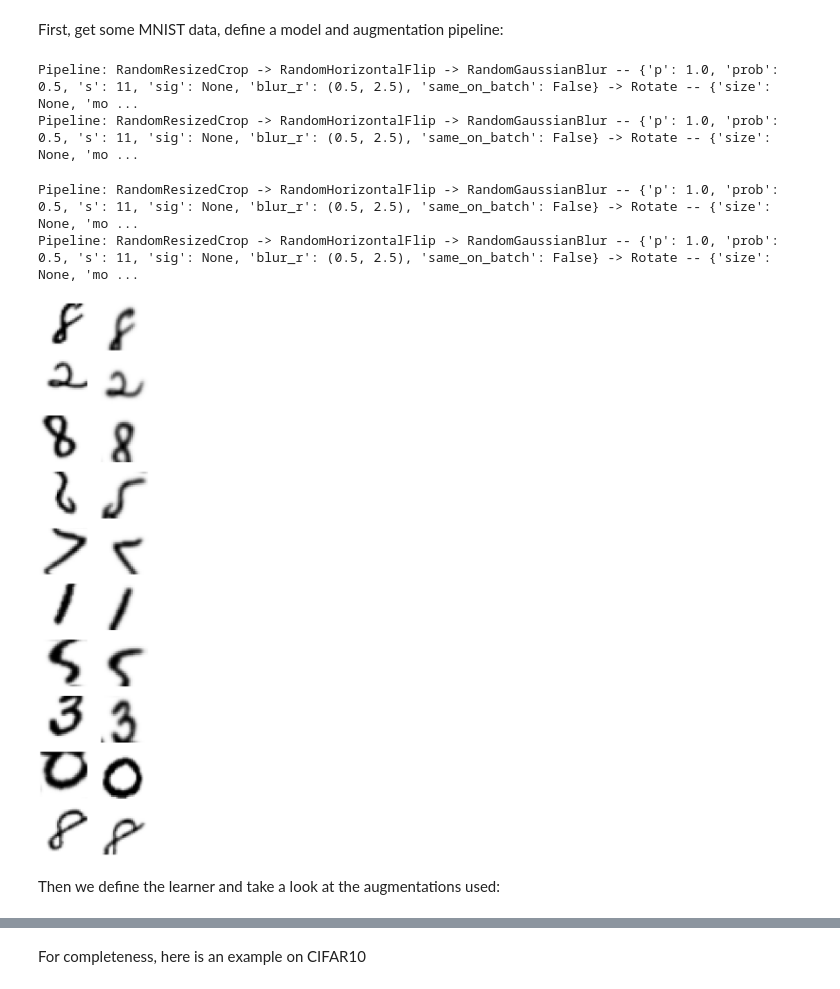
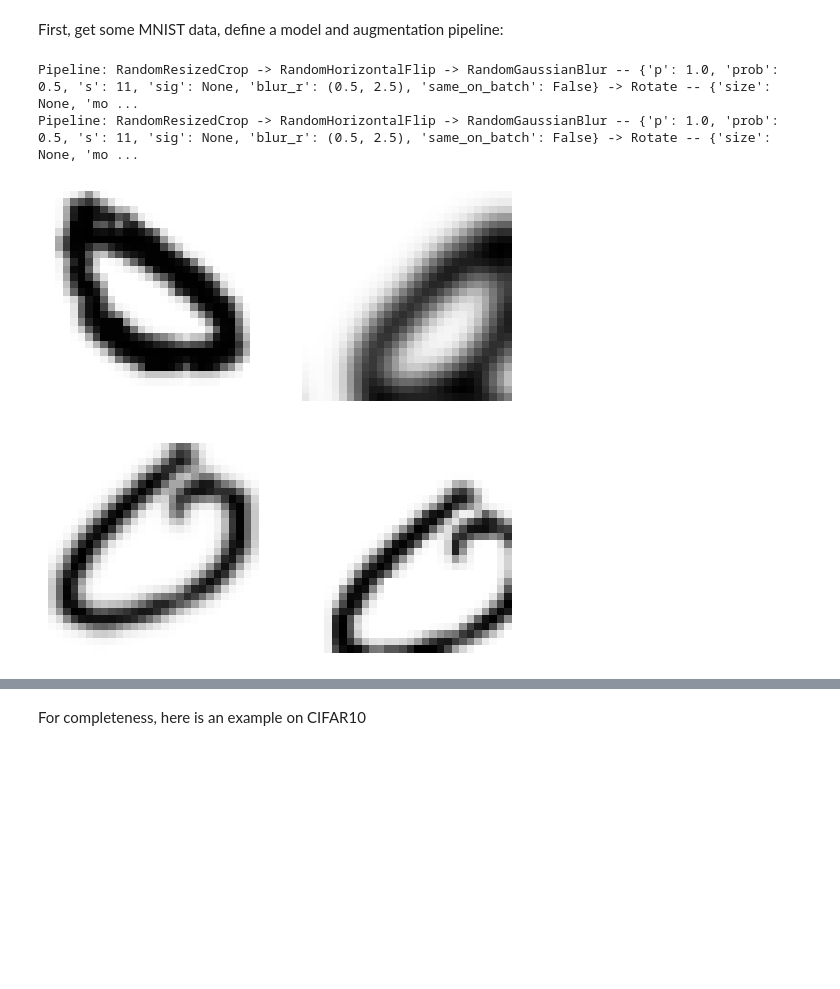
Before and after one commit to vu-nguyen-28/base_rbt, a Jupyter notebook: nbs/base_model.ipynb, the cells around one changed output, grey strips where cells are left out. Saved outputs shown, nothing was run; the diff lists cells and outputs as text; code cells hidden in the pictures; blank space fills up the shorter version.

Commit message:
refactored `base_model`

```diff
--- a/nbs/base_model.ipynb
+++ b/nbs/base_model.ipynb
@@ -168,11 +168,6 @@ class BarlowTwins(Callback):
         nf = self.learn.model.projector[-1].out_features
         self.I = torch.eye(nf).to(self.dls.device)
 
-    def update_seed(self):
-
-        indexmod=2
-        if self.index%indexmod == 0:
-            self.seed = np.random.randint(0,10000)
 
     def before_epoch(self):
         self.index=-1
@@ -195,7 +190,6 @@ class BarlowTwins(Callback):
         self.learn.xb = (torch.cat([xi, xj]),)
 
         self.index=self.index+1
-        self.update_seed()
 
     @torch.no_grad()
     def show(self, n=1):
@@ -341,13 +436,14 @@ First, get some MNIST data, define a model and augmentation pipeline:
 # %%
 #| hide
 #Get some MNIST data and plonk it into a dls
+bs=32
 path = untar_data(URLs.MNIST)
 items = get_image_files(path/'training') #i.e. NOT testing!!!
 items=items.shuffle()
-items = items[0:100]
+items = items[0:bs*2]
 split = RandomSplitter(valid_pct=0.0)
 tds = Datasets(items, [PILImageBW.create, [parent_label, Categorize()]], splits=split(items))
-dls = tds.dataloaders(bs=50,num_workers=0, after_item=[ToTensor(), IntToFloatTensor()], device=default_device().type)
+dls = tds.dataloaders(bs=bs,num_workers=0, after_item=[ToTensor(), IntToFloatTensor()], device=default_device().type)
 
 #Define the model
 size=28
@@ -355,9 +451,11 @@ ps=10
 hs=10
 n_in=1
 fastai_encoder = create_fastai_encoder(xresnet18(),pretrained=False,n_in=n_in)
-model = create_barlow_twins_model(fastai_encoder, hidden_size=hs,projection_size=ps)# projection_size=1024)
+#model = create_barlow_twins_model(fastai_encoder, hidden_size=hs,projection_size=ps)# projection_size=1024)
+model = create_p3barlow_twins_model(fastai_encoder, hidden_size=hs,projection_size=ps)# projection_size=1024)
 
 
+#Aug pipeline
 aug_pipelines_1 = get_barlow_twins_aug_pipelines(size=28,blur_r=(0.5,2.5),
                     rotate=True,jitter=False,noise=False,bw=False,blur=True,solar=False, #Whether to use aug or not
                     resize_scale=(0.5, 1.0),resize_ratio=(3/4, 4/3),noise_std=0.05, rotate_deg=25,blur_s=11,sol_t=0.025,sol_a=0.025, #hps of augs
@@ -371,25 +469,20 @@ aug_pipelines_2 = get_barlow_twins_aug_pipelines(size=28,blur_r=(0.5,2.5),
                     same_on_batch=False,stats=mnist_stats)
 
 #"union" if 1 and 2
-aug_pipelines_12 = get_barlow_twins_aug_pipelines(size=28,blur_r=(0.5,2.5),
-                    rotate=True,jitter=False,noise=True,bw=False,blur=True,solar=True, #Whether to use aug or not
-                    resize_scale=(0.5, 1.0),resize_ratio=(3/4, 4/3),noise_std=0.05, rotate_deg=25,blur_s=11,sol_t=0.025,sol_a=0.025, #hps of augs
-                    flip_p=0.1, rotate_p=0.5,noise_p=0.5, jitter_p=0.3, bw_p=0.3, blur_p=0.5,sol_p=0.2, #prob of performing aug
-                    same_on_batch=False,stats=mnist_stats)
+# aug_pipelines_12 = get_barlow_twins_aug_pipelines(size=28,blur_r=(0.5,2.5),
+#                     rotate=True,jitter=False,noise=True,bw=False,blur=True,solar=True, #Whether to use aug or not
+#                     resize_scale=(0.5, 1.0),resize_ratio=(3/4, 4/3),noise_std=0.05, rotate_deg=25,blur_s=11,sol_t=0.025,sol_a=0.025, #hps of augs
+#                     flip_p=0.1, rotate_p=0.5,noise_p=0.5, jitter_p=0.3, bw_p=0.3, blur_p=0.5,sol_p=0.2, #prob of performing aug
+#                     same_on_batch=False,stats=mnist_stats)
 
 aug_pipelines = [aug_pipelines_1,aug_pipelines_1]
-tem = BarlowTwins(aug_pipelines,n_in=n_in,print_augs=True)
-learn = Learner(dls,model, cbs=[tem])
-#learn.fit(2)
+# tem = BarlowTwins(aug_pipelines,n_in=n_in,print_augs=True)
+# learn = Learner(dls,model, cbs=[tem])
+# #learn.fit(2)
-# %% [output]
-Pipeline: RandomResizedCrop -> RandomHorizontalFlip -> RandomGaussianBlur -- {'p': 1.0, 'prob': 0.5, 's': 11, 'sig': None, 'blur_r': (0.5, 2.5), 'same_on_batch': False} -> Rotate -- {'size': None, 'mo ...
-Pipeline: RandomResizedCrop -> RandomHorizontalFlip -> RandomGaussianBlur -- {'p': 1.0, 'prob': 0.5, 's': 11, 'sig': None, 'blur_r': (0.5, 2.5), 'same_on_batch': False} -> Rotate -- {'size': None, 'mo ...
 # %%
 #| hide
-show_bt_batch(dls=dls,n_in=1,aug=aug_pipelines,n=10,print_augs=True)
+show_bt_batch(dls=dls,n_in=1,aug=aug_pipelines,n=2,print_augs=True)
 # %% [output]
 Pipeline: RandomResizedCrop -> RandomHorizontalFlip -> RandomGaussianBlur -- {'p': 1.0, 'prob': 0.5, 's': 11, 'sig': None, 'blur_r': (0.5, 2.5), 'same_on_batch': False} -> Rotate -- {'size': None, 'mo ...
 Pipeline: RandomResizedCrop -> RandomHorizontalFlip -> RandomGaussianBlur -- {'p': 1.0, 'prob': 0.5, 's': 11, 'sig': None, 'blur_r': (0.5, 2.5), 'same_on_batch': False} -> Rotate -- {'size': None, 'mo ...
-[figure, old version]
+[figure, new version]
-# %% [markdown]
-Then we define the learner and take a look at the augmentations used:
```
Also changed, not shown: parts of 9 cells of this notebook, 4 other files.
